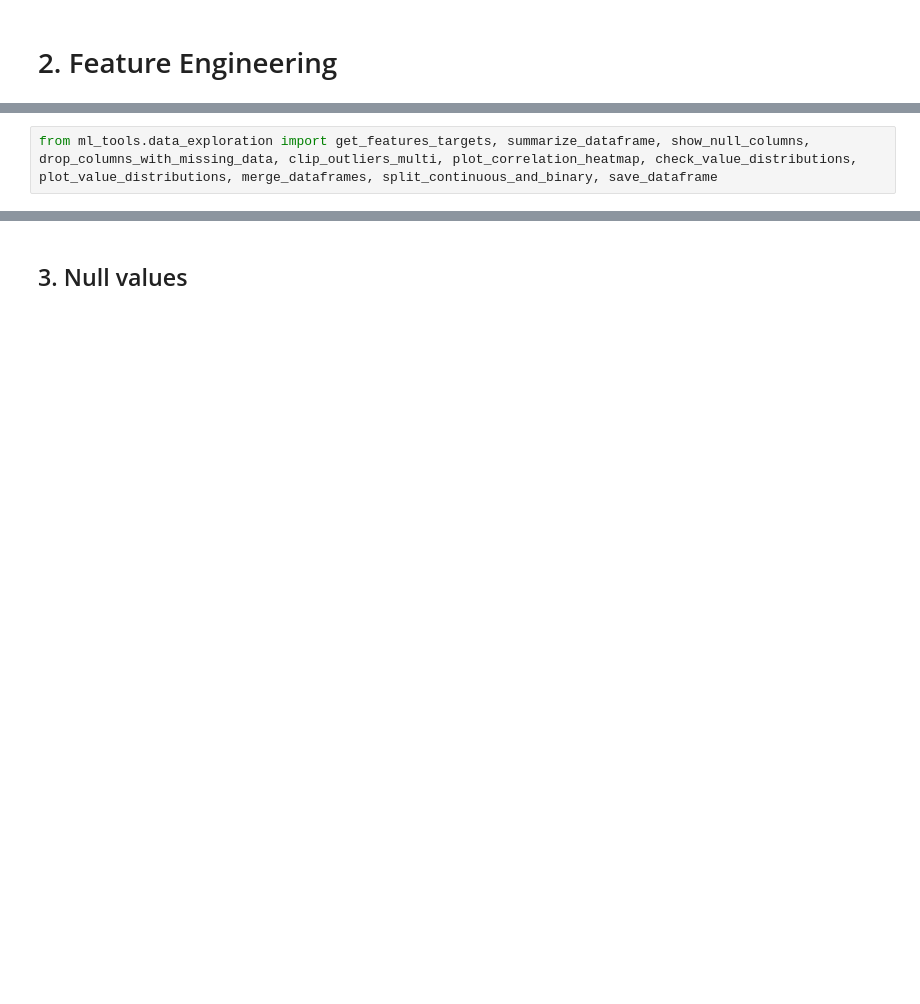
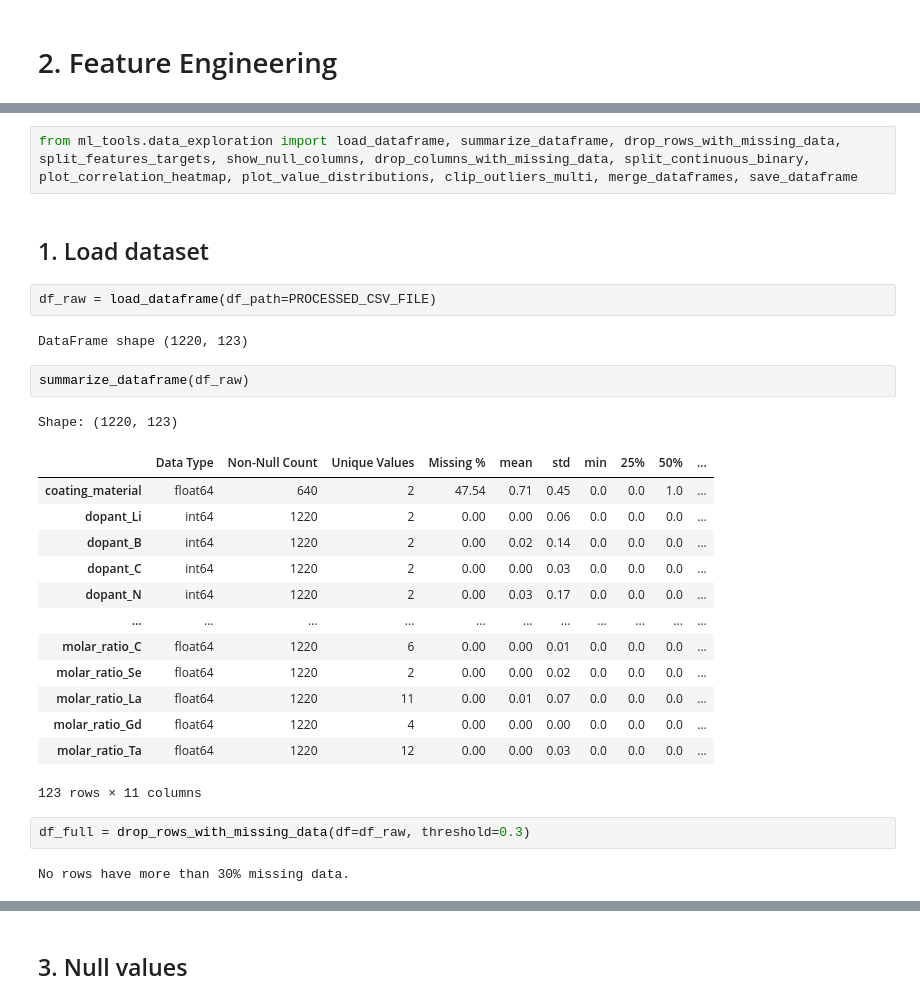
Before and after one commit to DrAg0n-BoRn/Lithium_Battery_Optimization, a Jupyter notebook: 2_feature_engineering.ipynb, the cells around one changed output, grey strips where cells are left out. Cells and saved outputs as stored; diff of their text form; blank space fills up the shorter version.

```diff
--- a/2_feature_engineering.ipynb
+++ b/2_feature_engineering.ipynb
@@ -12,2 +29,29 @@ get_features_targets, summarize_dataframe, show_null_columns, drop_columns_with_
 # %%
-from ml_tools.data_exploration import get_features_targets, summarize_dataframe, show_null_columns, drop_columns_with_missing_data, clip_outliers_multi, plot_correlation_heatmap, check_value_distributions, plot_value_distributions, merge_dataframes, split_continuous_and_binary, save_dataframe
+from ml_tools.data_exploration import load_dataframe, summarize_dataframe, drop_rows_with_missing_data, split_features_targets, show_null_columns, drop_columns_with_missing_data, split_continuous_binary, plot_correlation_heatmap, plot_value_distributions, clip_outliers_multi, merge_dataframes, save_dataframe
+# %% [markdown]
+## 1. Load dataset
+# %%
+df_raw = load_dataframe(df_path=PROCESSED_CSV_FILE)
+# %% [output]
+DataFrame shape (1220, 123)
+# %%
+summarize_dataframe(df_raw)
+# %% [output]
+Shape: (1220, 123)
+|  | Data Type | Non-Null Count | Unique Values | Missing % | mean | std | min | 25% | 50% | ... |
+| coating_material | float64 | 640 | 2 | 47.54 | 0.71 | 0.45 | 0.0 | 0.0 | 1.0 | ... |
+| dopant_Li | int64 | 1220 | 2 | 0.00 | 0.00 | 0.06 | 0.0 | 0.0 | 0.0 | ... |
+| dopant_B | int64 | 1220 | 2 | 0.00 | 0.02 | 0.14 | 0.0 | 0.0 | 0.0 | ... |
+| dopant_C | int64 | 1220 | 2 | 0.00 | 0.00 | 0.03 | 0.0 | 0.0 | 0.0 | ... |
+| dopant_N | int64 | 1220 | 2 | 0.00 | 0.03 | 0.17 | 0.0 | 0.0 | 0.0 | ... |
+| ... | ... | ... | ... | ... | ... | ... | ... | ... | ... | ... |
+| molar_ratio_C | float64 | 1220 | 6 | 0.00 | 0.00 | 0.01 | 0.0 | 0.0 | 0.0 | ... |
+| molar_ratio_Se | float64 | 1220 | 2 | 0.00 | 0.00 | 0.02 | 0.0 | 0.0 | 0.0 | ... |
+| molar_ratio_La | float64 | 1220 | 11 | 0.00 | 0.01 | 0.07 | 0.0 | 0.0 | 0.0 | ... |
+| molar_ratio_Gd | float64 | 1220 | 4 | 0.00 | 0.00 | 0.00 | 0.0 | 0.0 | 0.0 | ... |
+| molar_ratio_Ta | float64 | 1220 | 12 | 0.00 | 0.00 | 0.03 | 0.0 | 0.0 | 0.0 | ... |
+123 rows × 11 columns
+# %%
+df_full = drop_rows_with_missing_data(df=df_raw, threshold=0.3)
+# %% [output]
+No rows have more than 30% missing data.
```
Also changed, not shown: parts of 36 cells of this notebook.
